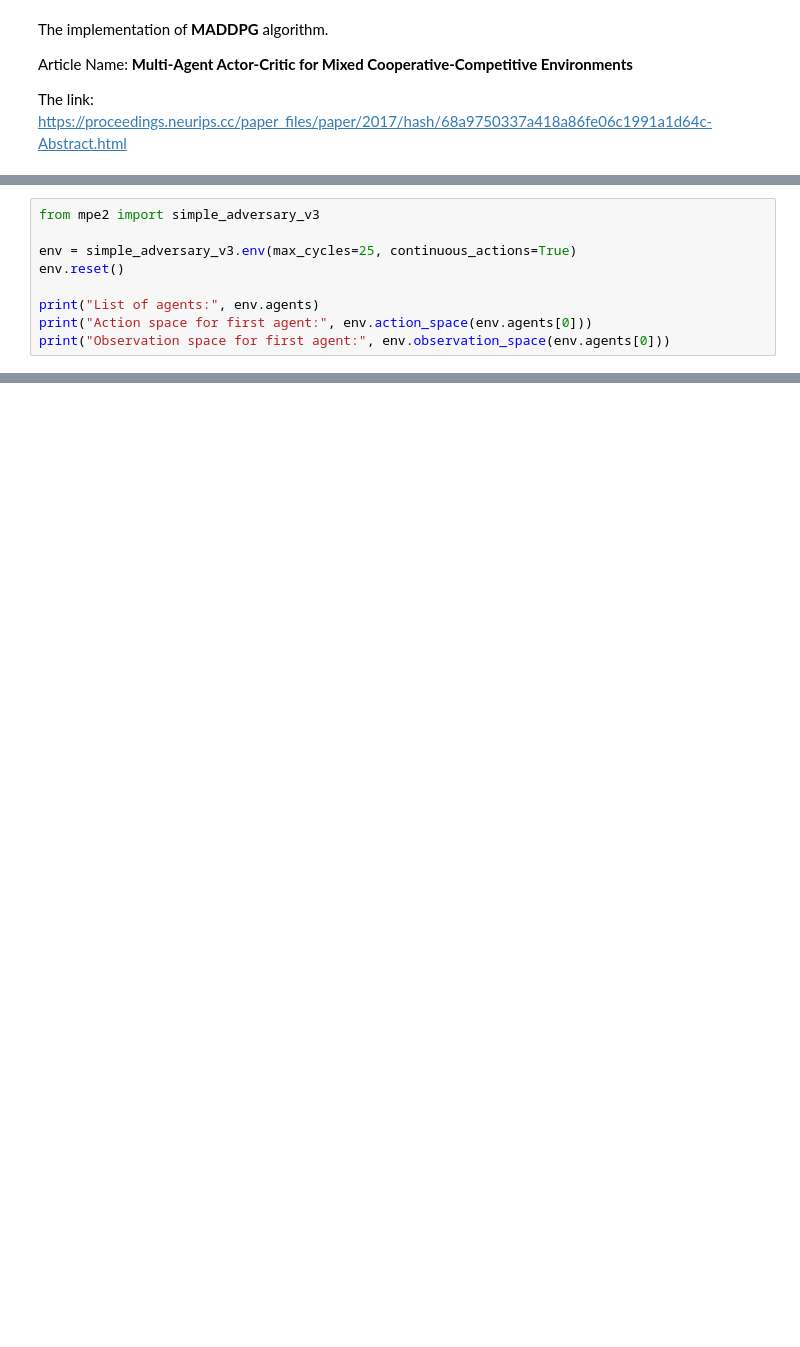
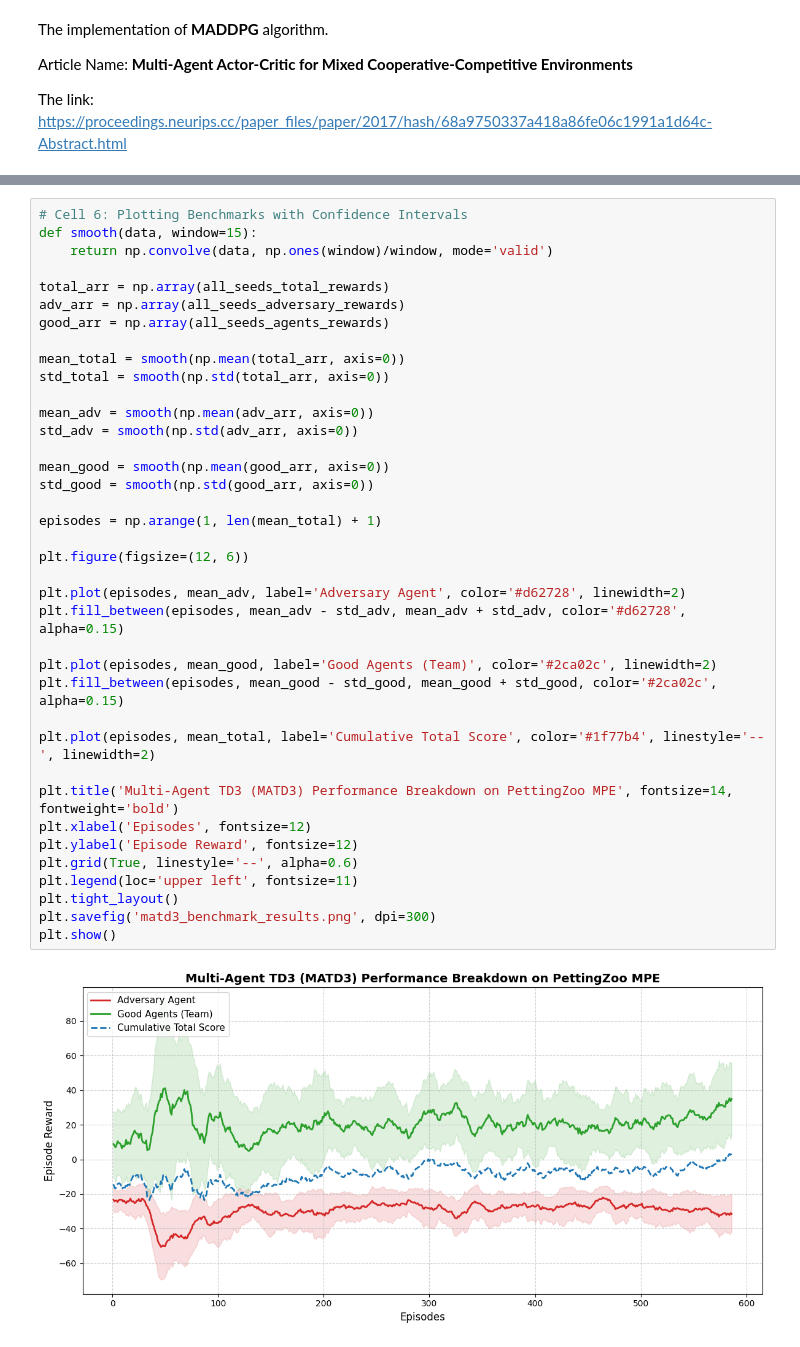
Before and after one commit to zahraamirinezhad/MARL-Implementations, a Jupyter notebook: MADDPG/MADDPG.ipynb, the cells around one changed output, grey strips where cells are left out. Cells and saved outputs as stored; diff of their text form; blank space fills up the shorter version.

Commit message:
maddpg algorithm editted MATD3 added

```diff
--- a/MADDPG/MADDPG.ipynb
+++ b/MADDPG/MADDPG.ipynb
@@ -19,9 +6,0 @@ Requirement already satisfied: farama-notifications>=0.0.1 in /usr/local/lib/pyt
-# %%
-from mpe2 import simple_adversary_v3
-
-env = simple_adversary_v3.env(max_cycles=25, continuous_actions=True)
-env.reset()
-
-print("List of agents:", env.agents)
-print("Action space for first agent:", env.action_space(env.agents[0]))
-print("Observation space for first agent:", env.observation_space(env.agents[0]))
@@ -337,0 +406,40 @@ episode 900 | average score: -36.2
+# %%
+# Cell 6: Plotting Benchmarks with Confidence Intervals
+def smooth(data, window=15):
+    return np.convolve(data, np.ones(window)/window, mode='valid')
+
+total_arr = np.array(all_seeds_total_rewards)
+adv_arr = np.array(all_seeds_adversary_rewards)
+good_arr = np.array(all_seeds_agents_rewards)
+
+mean_total = smooth(np.mean(total_arr, axis=0))
+std_total = smooth(np.std(total_arr, axis=0))
+
+mean_adv = smooth(np.mean(adv_arr, axis=0))
+std_adv = smooth(np.std(adv_arr, axis=0))
+
+mean_good = smooth(np.mean(good_arr, axis=0))
+std_good = smooth(np.std(good_arr, axis=0))
+
+episodes = np.arange(1, len(mean_total) + 1)
+
+plt.figure(figsize=(12, 6))
+
+plt.plot(episodes, mean_adv, label='Adversary Agent', color='#d62728', linewidth=2)
+plt.fill_between(episodes, mean_adv - std_adv, mean_adv + std_adv, color='#d62728', alpha=0.15)
+
+plt.plot(episodes, mean_good, label='Good Agents (Team)', color='#2ca02c', linewidth=2)
+plt.fill_between(episodes, mean_good - std_good, mean_good + std_good, color='#2ca02c', alpha=0.15)
+
+plt.plot(episodes, mean_total, label='Cumulative Total Score', color='#1f77b4', linestyle='--', linewidth=2)
+
+plt.title('Multi-Agent TD3 (MATD3) Performance Breakdown on PettingZoo MPE', fontsize=14, fontweight='bold')
+plt.xlabel('Episodes', fontsize=12)
+plt.ylabel('Episode Reward', fontsize=12)
+plt.grid(True, linestyle='--', alpha=0.6)
+plt.legend(loc='upper left', fontsize=11)
+plt.tight_layout()
+plt.savefig('matd3_benchmark_results.png', dpi=300)
+plt.show()
+# %% [output]
+[figure, added]
```
Also changed, not shown: parts of 12 cells of this notebook, 11 other files.
